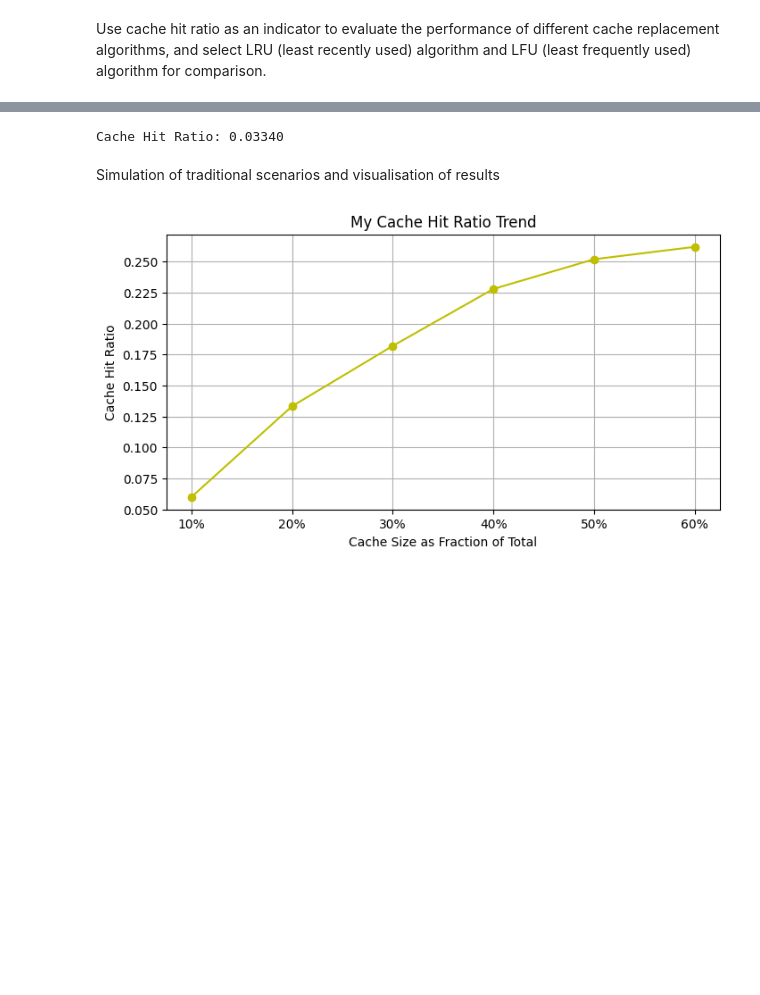
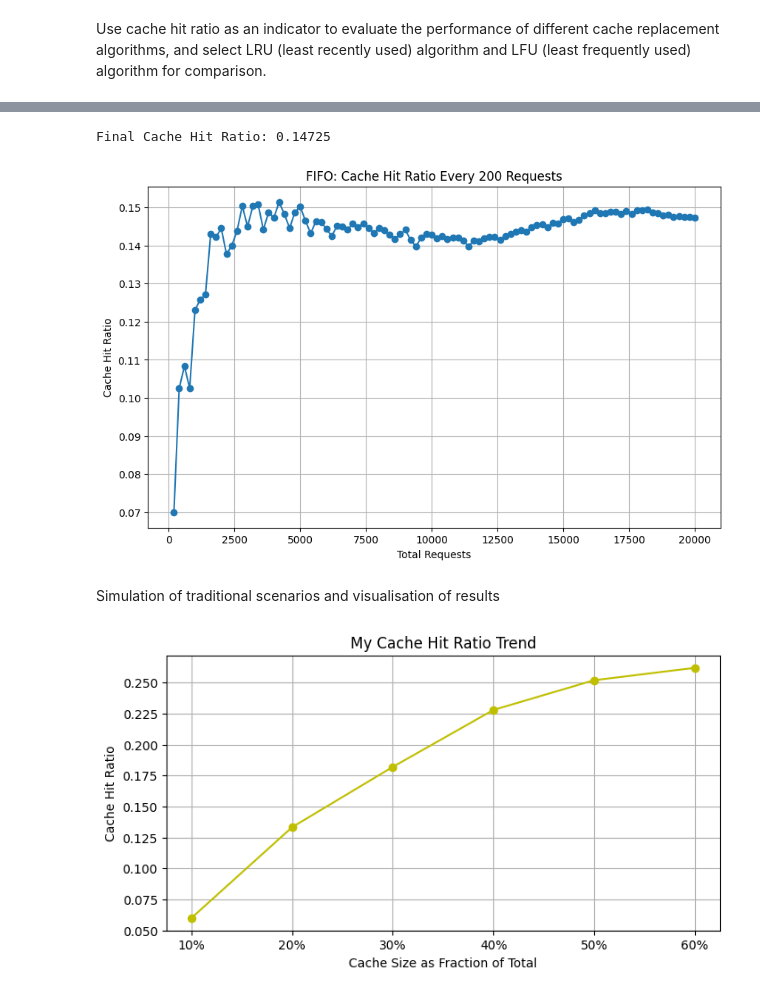
Before and after one commit to cifiyoo/hwt-project, a Jupyter notebook: hwt-project.ipynb, the cells around one changed output, grey strips where cells are left out. Cells and saved outputs as stored; diff of their text form; code cells hidden in the pictures; blank space fills up the shorter version.

```diff
--- a/hwt-project.ipynb
+++ b/hwt-project.ipynb
@@ -1195,43 +1232,44 @@ Cache Hit Ratio: 0.03340
 # %%
-#FIFO
-import pandas as pd
-from collections import deque
-
-# Initialize cache
-user_caches = {}  # {user_id: deque([movie_ids]), ...}
+# FIFO
+user_caches = {}
 cache_hits = 0
 total_requests = 0
+interval_cache_hit_ratios = []
 
-# Iterate over each row of the DataFrame
 for index, row in future_requests.iterrows():
     user_id = row['user_id']
     movie_id = row['movie_id']
     total_requests += 1
 
-    # Check if the movie_id is already in this user's cache
     if user_id not in user_caches:
-        user_caches[user_id] = deque()
+        user_caches[user_id] = OrderedDict()
 
     if movie_id in user_caches[user_id]:
-#         print(f"User {user_id} already has movie {movie_id} cached.")
         cache_hits += 1
     else:
-        # If the user hasn't cached this movie_id yet
-        if len(user_caches[user_id]) < 10:
-            # If the number of caches is less than 10, add it directly.
-            user_caches[user_id].append(movie_id)
-#             print(f"Added movie {movie_id} to user {user_id}'s cache.")
+        if len(user_caches[user_id]) < 60:
+            user_caches[user_id][movie_id] = None
         else:
-            # If the cache is full, remove the oldest item
-            removed_movie = user_caches[user_id].popleft()
-            user_caches[user_id].append(movie_id)
-#             print(f"Removed oldest movie {removed_movie} and added new movie {movie_id} to user {user_id}'s cache.")
+            oldest_movie, _ = user_caches[user_id].popitem(last=False)
+            user_caches[user_id][movie_id] = None
 
-# Calculate cache hit ratio
+    if total_requests % 200 == 0:
+        cache_hit_ratio = cache_hits / total_requests
+        interval_cache_hit_ratios.append(cache_hit_ratio)
+
 cache_hit_ratio = cache_hits / total_requests if total_requests > 0 else 0
-print(f"Cache Hit Ratio: {cache_hit_ratio:.5f}")
+print(f"Final Cache Hit Ratio: {cache_hit_ratio:.5f}")
+
+plt.figure(figsize=(10, 6))
+plt.plot(range(200, total_requests+1, 200), interval_cache_hit_ratios, marker='o')
+plt.xlabel('Total Requests')
+plt.ylabel('Cache Hit Ratio')
+plt.title('FIFO: Cache Hit Ratio Every 200 Requests')
+plt.grid(True)
+plt.show()
 # %% [output]
-Cache Hit Ratio: 0.03340
+Final Cache Hit Ratio: 0.14725
+[figure, added]
 # %% [markdown]
 Simulation of traditional scenarios and visualisation of results
 # %%
```
Also changed, not shown: parts of 5 cells of this notebook.
